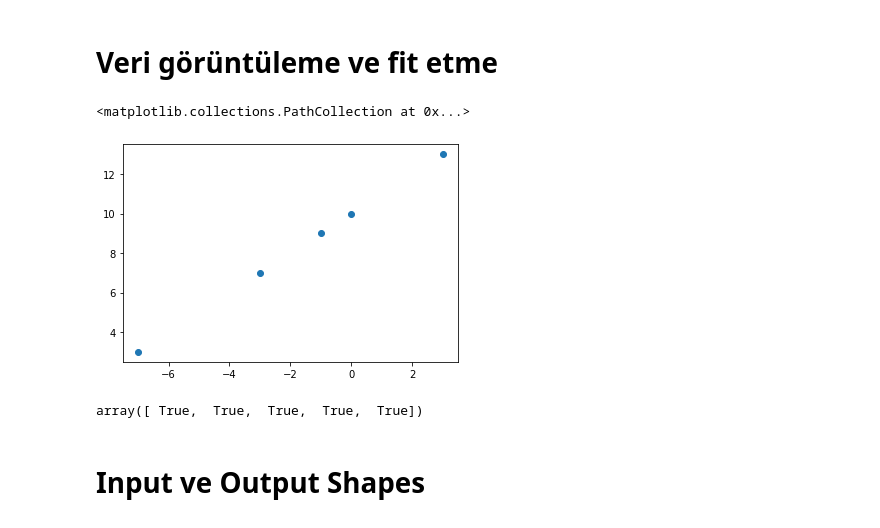
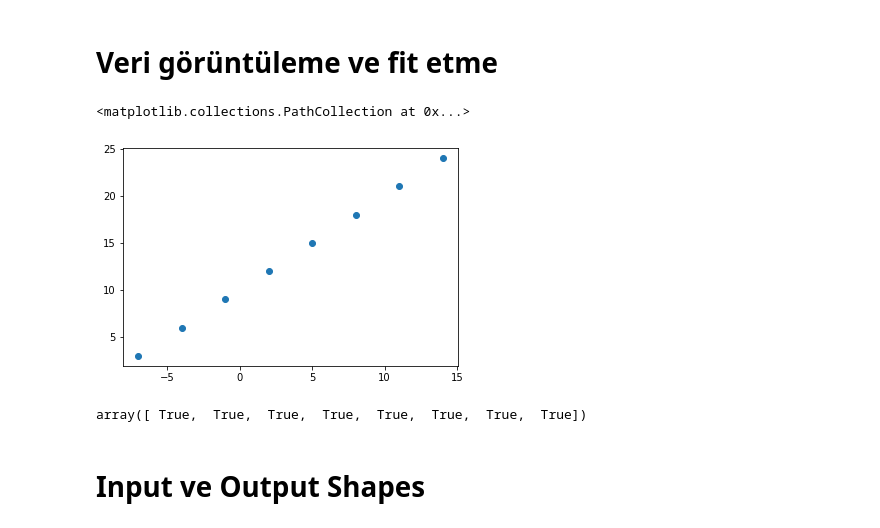
Before and after one commit to enesergen/TensorflowFundamentalCourseWithDaniel, a Jupyter notebook: 01_neural_network_regression_with_tensorflow.ipynb, the cells around one changed output. Saved outputs shown, nothing was run; the diff lists cells and outputs as text; code cells hidden in the pictures.

```diff
--- a/01_neural_network_regression_with_tensorflow.ipynb
+++ b/01_neural_network_regression_with_tensorflow.ipynb
@@ -10,20 +10,20 @@ print(tf.__version__)
 # %%
 import numpy as np
 import matplotlib.pyplot as plt
 
 #create future
-X=np.array([-7.0,-3.0,-1.0,0.0,3.0])
+X=np.array([-7.,-4.,-1.,2.,5.,8.,11.,14.])
 #create label
-y=np.array([3.,7.,9.,10.,13.])
+y=np.array([3.,6.,9.,12.,15.,18.,21.,24.])
 #görselleştirme
 plt.scatter(X,y)
 # %% [output]
 <matplotlib.collections.PathCollection at 0x...>
-[figure, old version]
+[figure, new version]
 # %%
 y==X+10#x ve y arasındaki ilişki
 # %% [output]
-array([ True,  True,  True,  True,  True])
+array([ True,  True,  True,  True,  True,  True,  True,  True])
 # %% [markdown]
 # Input ve Output Shapes
 # %%
```
Also changed, not shown: parts of 30 cells of this notebook.
